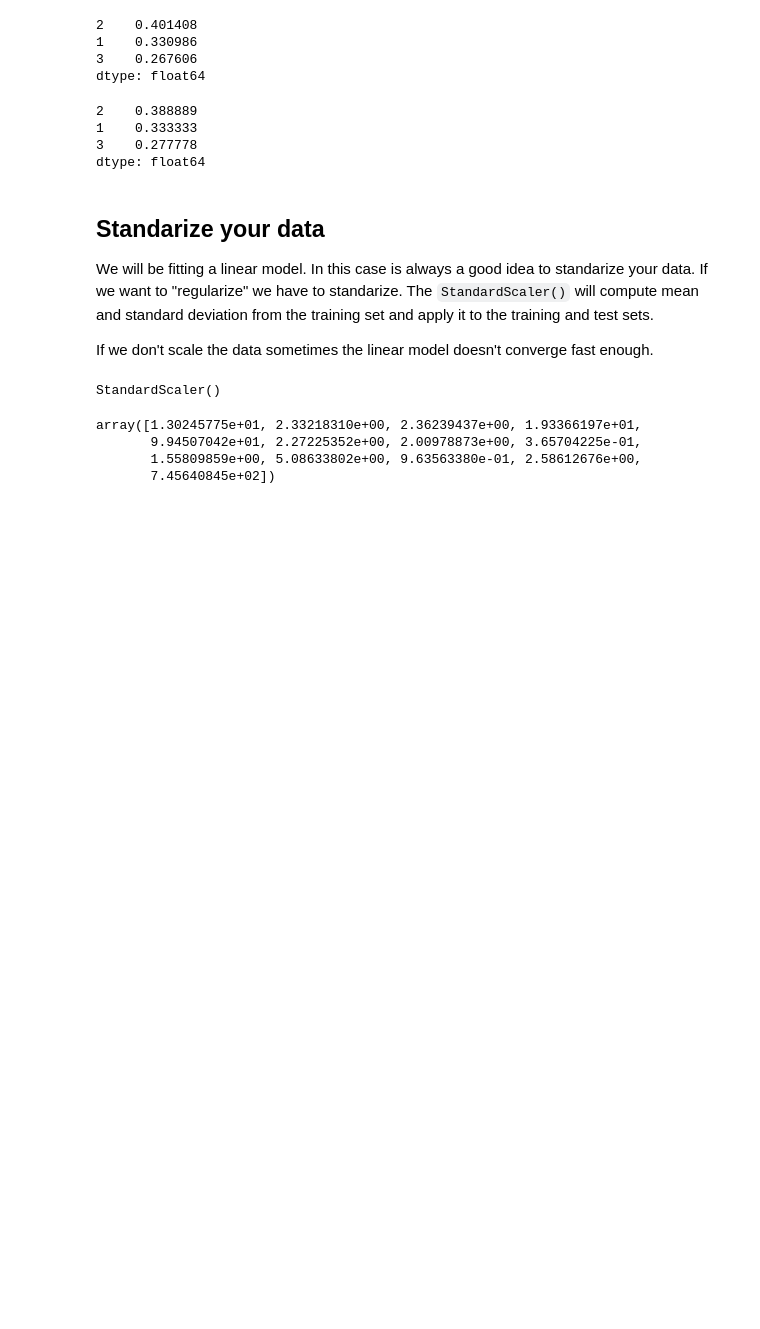
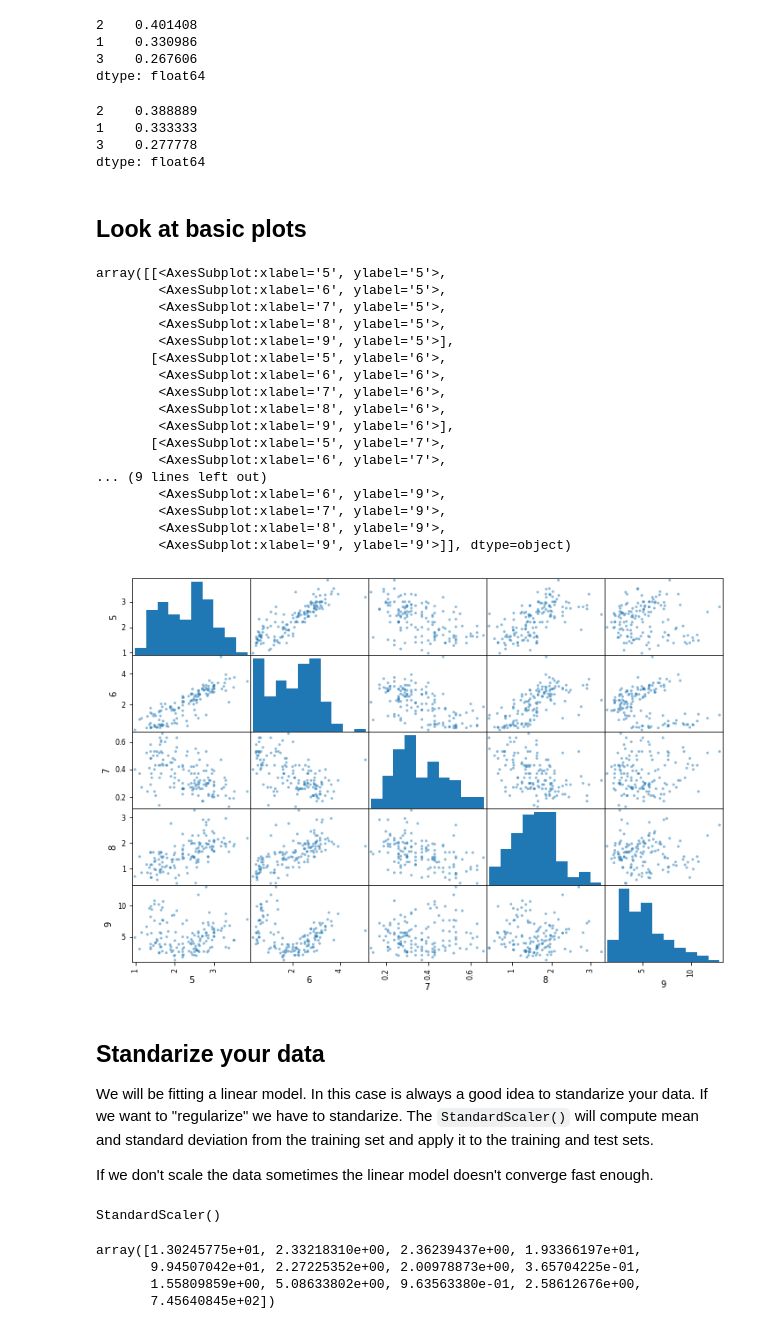
Before and after one commit to yanneta/msds699, a Jupyter notebook: notebooks/1_basic_sklearn_pipeline.ipynb, the cells around one changed output. Drawn from its saved outputs; the diff is of its cells as text; code cells hidden in the pictures; blank space fills up the shorter version.

```diff
--- a/notebooks/1_basic_sklearn_pipeline.ipynb
+++ b/notebooks/1_basic_sklearn_pipeline.ipynb
@@ -127,6 +116,30 @@ pd.Series(y_test).value_counts()/36
 1    0.333333
 3    0.277778
 dtype: float64
+# %% [markdown]
+## Look at basic plots
+# %%
+df_train = pd.DataFrame(x_train)
+pd.plotting.scatter_matrix(df_train.iloc[:,5:10], figsize=(12,8))
+# %% [output]
+array([[<AxesSubplot:xlabel='5', ylabel='5'>,
+        <AxesSubplot:xlabel='6', ylabel='5'>,
+        <AxesSubplot:xlabel='7', ylabel='5'>,
+        <AxesSubplot:xlabel='8', ylabel='5'>,
+        <AxesSubplot:xlabel='9', ylabel='5'>],
+       [<AxesSubplot:xlabel='5', ylabel='6'>,
+        <AxesSubplot:xlabel='6', ylabel='6'>,
+        <AxesSubplot:xlabel='7', ylabel='6'>,
+        <AxesSubplot:xlabel='8', ylabel='6'>,
+        <AxesSubplot:xlabel='9', ylabel='6'>],
+       [<AxesSubplot:xlabel='5', ylabel='7'>,
+        <AxesSubplot:xlabel='6', ylabel='7'>,
+... (9 lines left out)
+        <AxesSubplot:xlabel='6', ylabel='9'>,
+        <AxesSubplot:xlabel='7', ylabel='9'>,
+        <AxesSubplot:xlabel='8', ylabel='9'>,
+        <AxesSubplot:xlabel='9', ylabel='9'>]], dtype=object)
+[figure, added]
 # %% [markdown]
 ## Standarize your data
 We will be fitting a linear model. In this case is always a good idea to standarize your data. If we want to "regularize" we have to standarize. The `StandardScaler()` will compute mean and standard deviation from the training set and apply it to the training and test sets.
```
Also changed, not shown: parts of 25 cells of this notebook.
